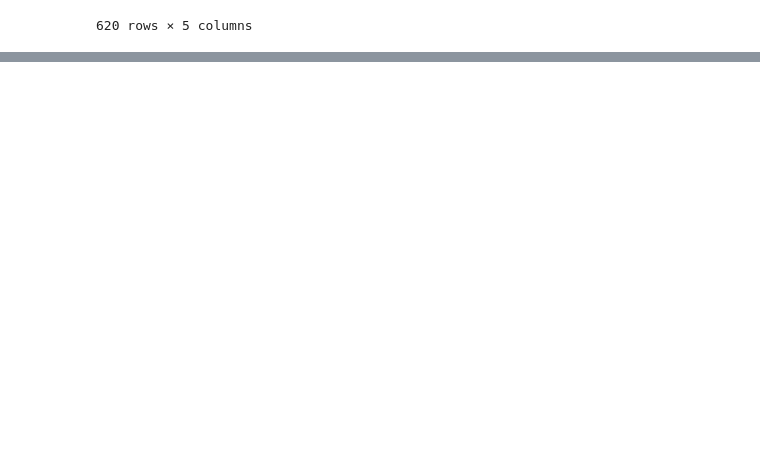
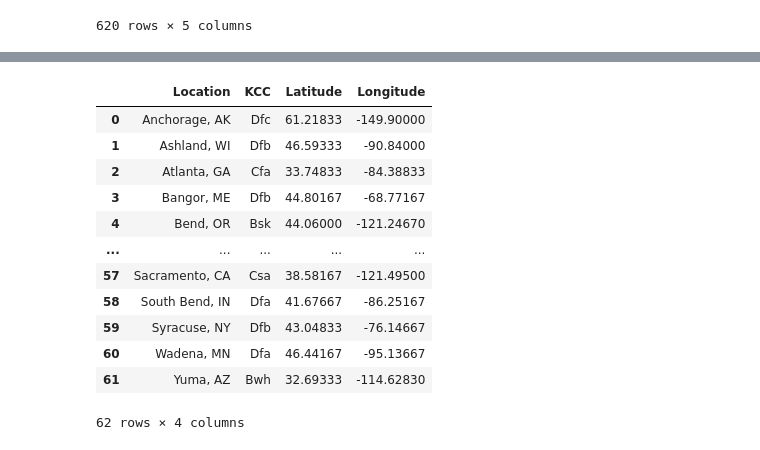
Before and after one commit to uw-reti/homer, a Jupyter notebook: ClimateStudies/OutputProcessing/HOMERDataProcessor.ipynb, the cells around one changed output, grey strips where cells are left out. Cells and saved outputs as stored; diff of their text form; code cells hidden in the pictures; blank space fills up the shorter version.

```diff
--- a/ClimateStudies/OutputProcessing/HOMERDataProcessor.ipynb
+++ b/ClimateStudies/OutputProcessing/HOMERDataProcessor.ipynb
@@ -647,5 +711,5 @@ for str in range(len(data_strs)):
     plt.legend(labelcolor='linecolor',bbox_to_anchor=(1, 1))
     plt.title(f'{plot} for {KCC} Locations', fontsize='large')
     plt.grid(True)
-    plt_name = f'/loc_var_{kcc}_{str}.svg'#f'/loc_var_{KCC}_{plot}.svg'
-    #plt.savefig(image_dir + plt_name)
+    plt_name = f'/loc_var_{kcc}_{str}.png'#f'/loc_var_{KCC}_{plot}.svg'
+    plt.savefig(image_dir + plt_name)
@@ -652,34 +722,50 @@ for str in range(len(data_strs)):
 # %%
 BBox = ((-125.068,   -67.061,
-         49.383, 24.283))
+         24.283, 49.383))
 ruh_m = plt.imread(os.getcwd() + '/usa_map.png')
 
 fig, ax = plt.subplots(figsize = (24,16))
-ax.scatter(coords_df['Neg. Longitude'] , coords_df['Latitude (decimal degrees)'], zorder=1, alpha= 0.2, c='b', s=10)
+ax.scatter(coords_df['Neg. Longitude'] , coords_df['Latitude (decimal degrees)'], zorder=1, alpha= 0.2, c='b', s=100)
 ax.set_title('Plotting Spatial Data on Map of USA')
 ax.set_xlim(BBox[0],BBox[1])
 ax.set_ylim(BBox[2],BBox[3])
 ax.imshow(ruh_m, zorder=0, extent = BBox, aspect= 'equal')
+#plt.savefig(image_dir + '/loc_var_all.png')
+
 cases = [Case2, Case25, Case3, Case35, Case4, Case5, Case6, Case7, Case8, Case10, Case11, Case12, Case13, Case14, Case15, Case16]
 lat = coords_df['Latitude (decimal degrees)']
 long = coords_df['Neg. Longitude']
 places = coords_df['Name/Nearby Landmark']
 kopppens = coords_df['KCC']
 for i in Case1.index.array:
     #print(i)
     #print(cases)
     try:
         for j in cases:
             #print(j)
             #print(type(j))
             k=j.loc[i]['Cost/COE\n($)']*1000
-            print(i,k)
+            #print(i,k)
     except:
-        print("ran out of cases")
+        pass #print("ran out of cases")
 data = {'Location':places, 'KCC':kopppens ,'Latitude':lat, 'Longitude':long}
 data_locvar = pd.DataFrame(data)
-print(data_locvar)
+display(data_locvar)
 data_locvar.to_csv('LOCVARDATAFRAME.csv')
+# %% [output]
+|  | Location | KCC | Latitude | Longitude |
+| 0 | Anchorage, AK | Dfc | 61.21833 | -149.90000 |
+| 1 | Ashland, WI | Dfb | 46.59333 | -90.84000 |
+| 2 | Atlanta, GA | Cfa | 33.74833 | -84.38833 |
+| 3 | Bangor, ME | Dfb | 44.80167 | -68.77167 |
+| 4 | Bend, OR | Bsk | 44.06000 | -121.24670 |
+| ... | ... | ... | ... | ... |
+| 57 | Sacramento, CA | Csa | 38.58167 | -121.49500 |
+| 58 | South Bend, IN | Dfa | 41.67667 | -86.25167 |
+| 59 | Syracuse, NY | Dfb | 43.04833 | -76.14667 |
+| 60 | Wadena, MN | Dfa | 46.44167 | -95.13667 |
+| 61 | Yuma, AZ | Bwh | 32.69333 | -114.62830 |
+62 rows × 4 columns
 # %%
 # KCC RAINBOW PLOT
 with plt.rc_context():
```
Also changed, not shown: parts of 10 cells of this notebook, 8 other files.
